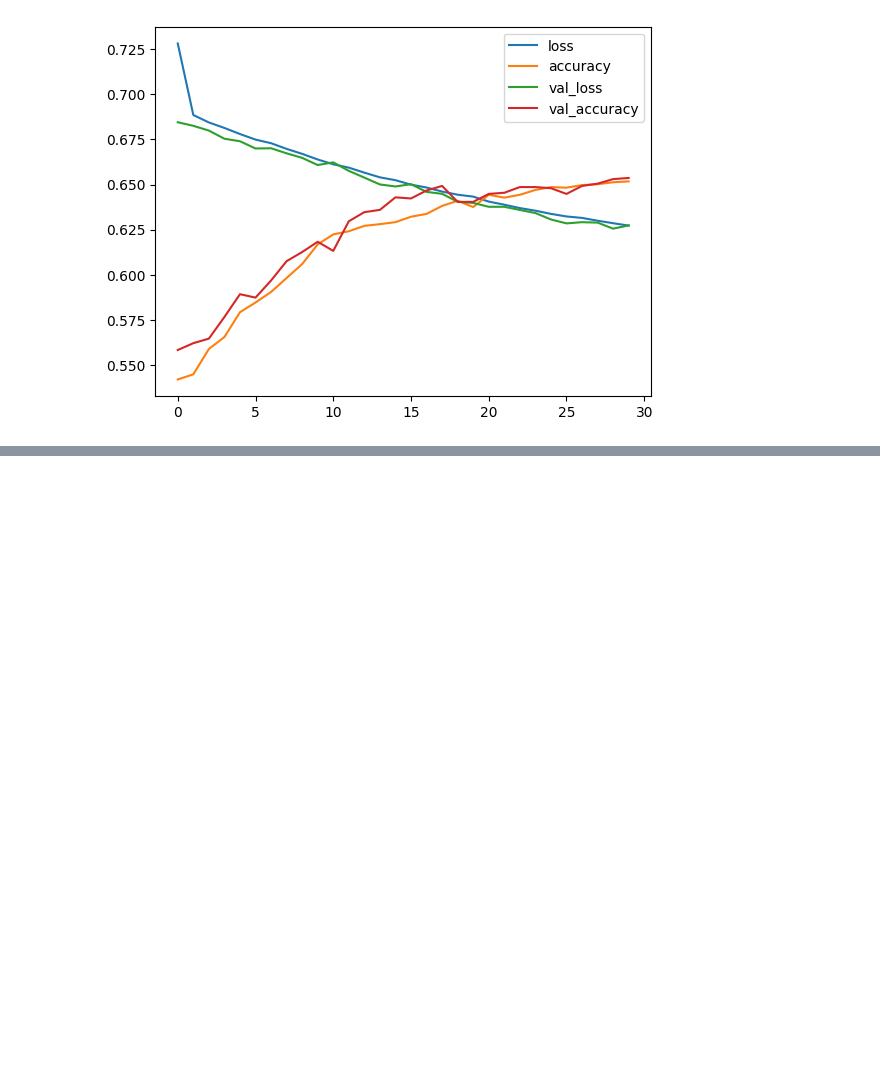
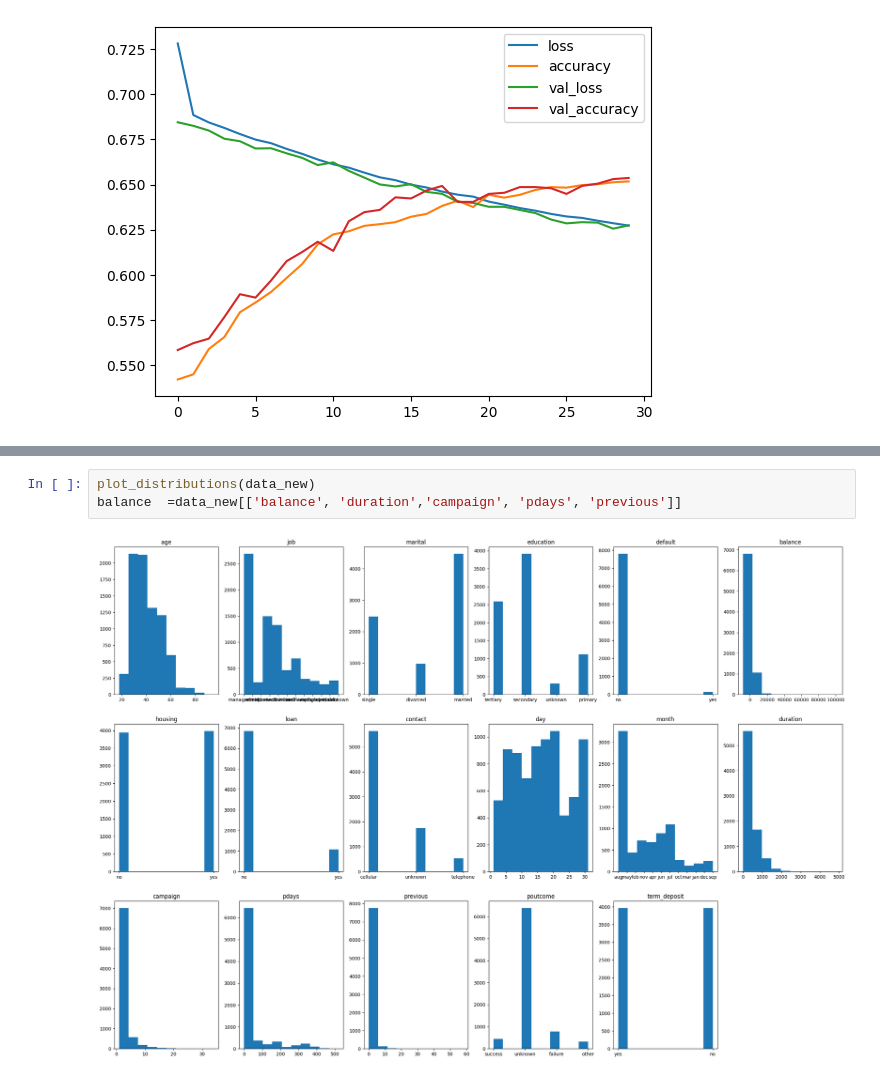
Before and after one commit to AlexGalich/banking_customer_promotion, a Jupyter notebook: Customer_classification.ipynb, the cells around one changed output, grey strips where cells are left out. Drawn from its saved outputs; the diff is of its cells as text; blank space fills up the shorter version.

```diff
--- a/Customer_classification.ipynb
+++ b/Customer_classification.ipynb
@@ -677,0 +738,5 @@ pd.DataFrame(history_4.history).plot()
+# %%
+plot_distributions(data_new)
+balance  =data_new[['balance', 'duration','campaign', 'pdays', 'previous']]
+# %% [output]
+[figure, added]
```
Also changed, not shown: parts of 66 cells of this notebook.
